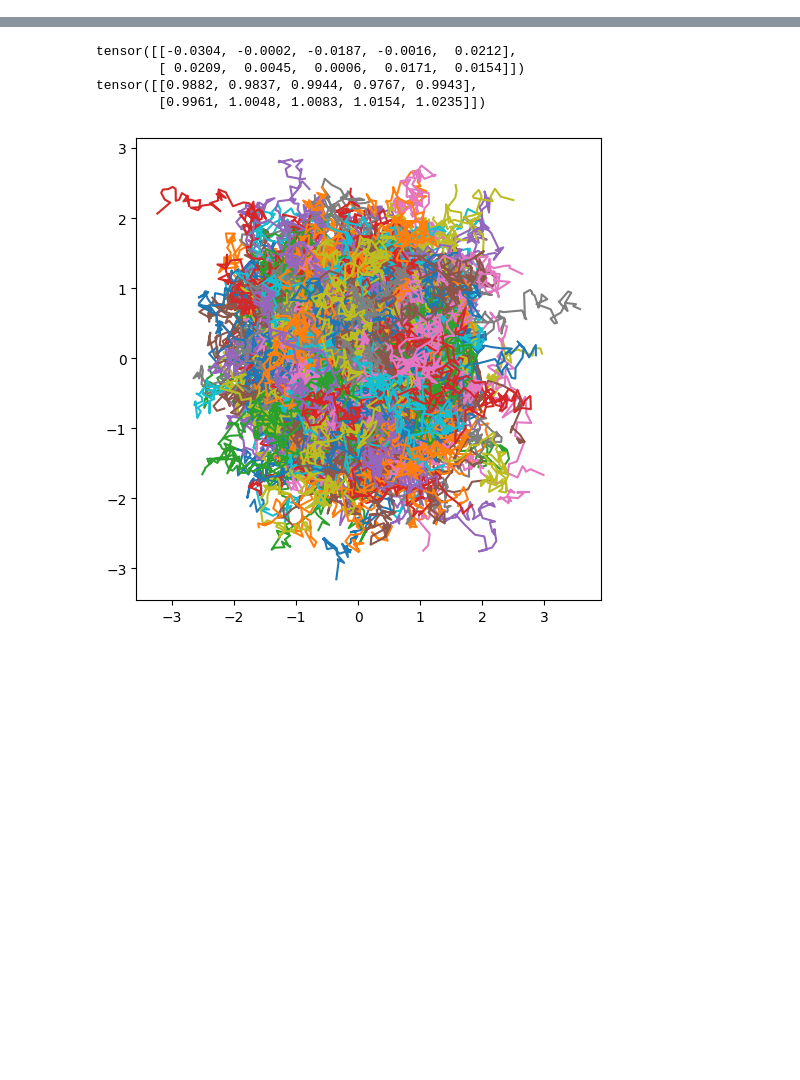
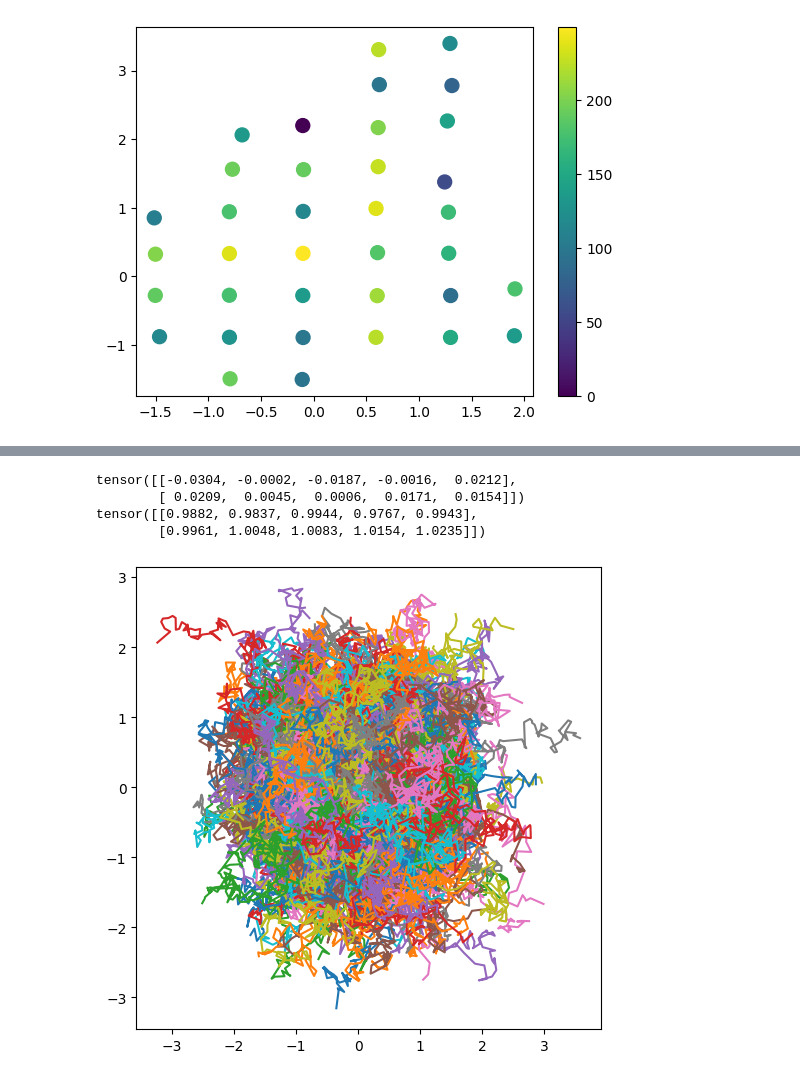
Before and after one commit to EthanZ0524/boltz-likelihoods, a Jupyter notebook: notebooks/sde_estimator.ipynb, the cells around one changed output, grey strips where cells are left out. Saved outputs shown, nothing was run; the diff lists cells and outputs as text; code cells hidden in the pictures; blank space fills up the shorter version.

```diff
--- a/notebooks/sde_estimator.ipynb
+++ b/notebooks/sde_estimator.ipynb
@@ -9,0 +112,6 @@ import os
+# %%
+fig, ax = plt.subplots()
+scatter = ax.scatter(cvs_array[:, 0], cvs_array[:, 1], c=logp_array, cmap='viridis', s=100)
+cb = plt.colorbar(scatter)
+# %% [output]
+[figure, added]
```
Also changed, not shown: parts of 15 cells of this notebook.
